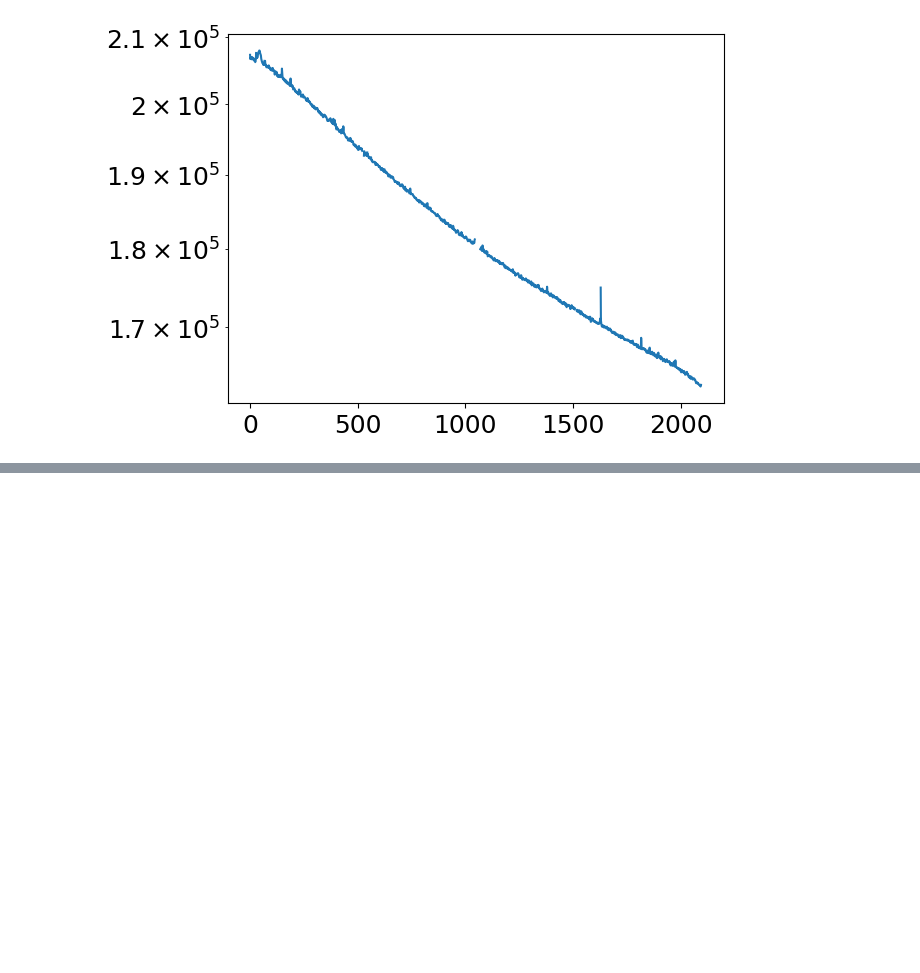
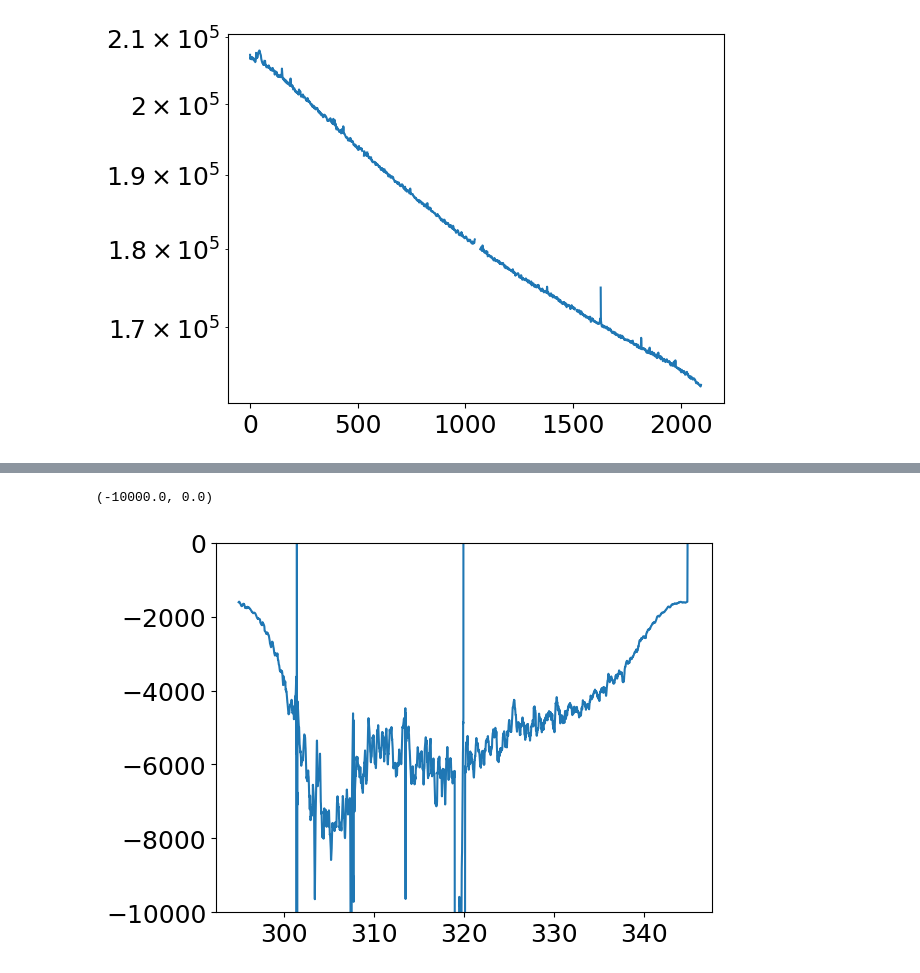
Before and after one commit to jnthek/diy_radiometer, a Jupyter notebook: pluto_radiometer/HDF5_calibrate_hotcold_flag.ipynb, the cells around one changed output, grey strips where cells are left out. Cells and saved outputs as stored; diff of their text form; code cells hidden in the pictures; blank space fills up the shorter version.

Commit message:
Add code to calibrate GOW data, improtantly Changed the LNA today, added ferrites

```diff
--- a/pluto_radiometer/HDF5_calibrate_hotcold_flag.ipynb
+++ b/pluto_radiometer/HDF5_calibrate_hotcold_flag.ipynb
@@ -181,0 +174,17 @@ Estimated ENR (dB)  = 16.54263385159517 dB
+# %%
+chunk_size = 20
+T_RX_spectrum = np.zeros(4096)
+for chan_index in range(4096-20):
+    # mean_ant_cal_power_4fit = np.ma.mean(ant_calibrated[:, chan_index:chan_index+chunk_size], axis=1)
+    # pfit_c = np.ma.polyfit(temperature, mean_ant_cal_power_4fit, 1)
+
+    mean_ant_cal_power_4fit = np.mean(ant_calibrated[:, chan_index:chan_index+chunk_size], axis=1)
+    pfit_c = np.polyfit(temperature, mean_ant_cal_power_4fit, 1)
+    T_RX_spectrum[chan_index] = pfit_c[1]/pfit_c[0]
+# %%
+plt.figure()
+plt.plot(freq, T_RX_spectrum)
+plt.ylim(-10000, 0)
+# %% [output]
+(-10000.0, 0.0)
+[figure, added]
```
Also changed, not shown: parts of 4 cells of this notebook, 2 other files.
